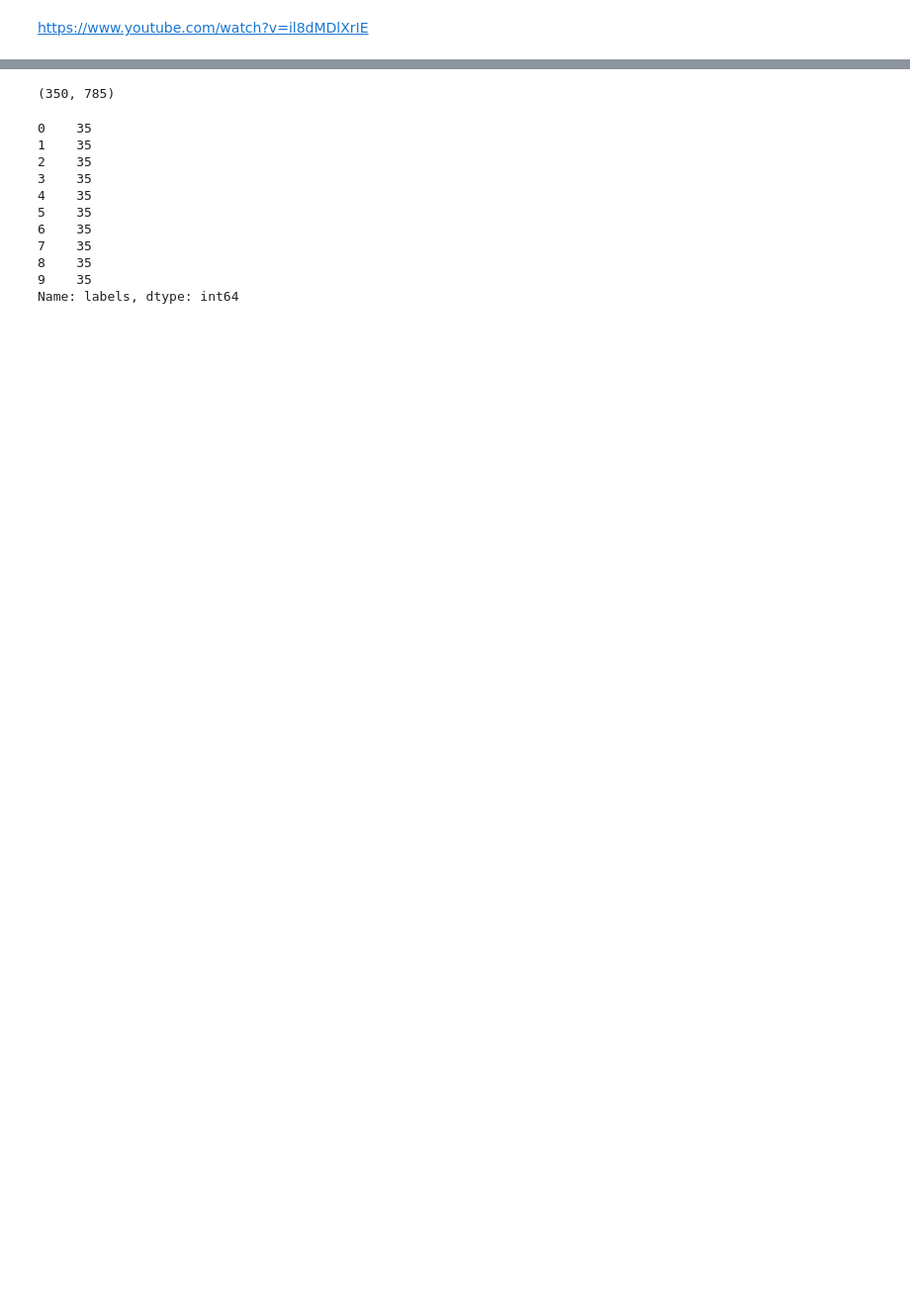
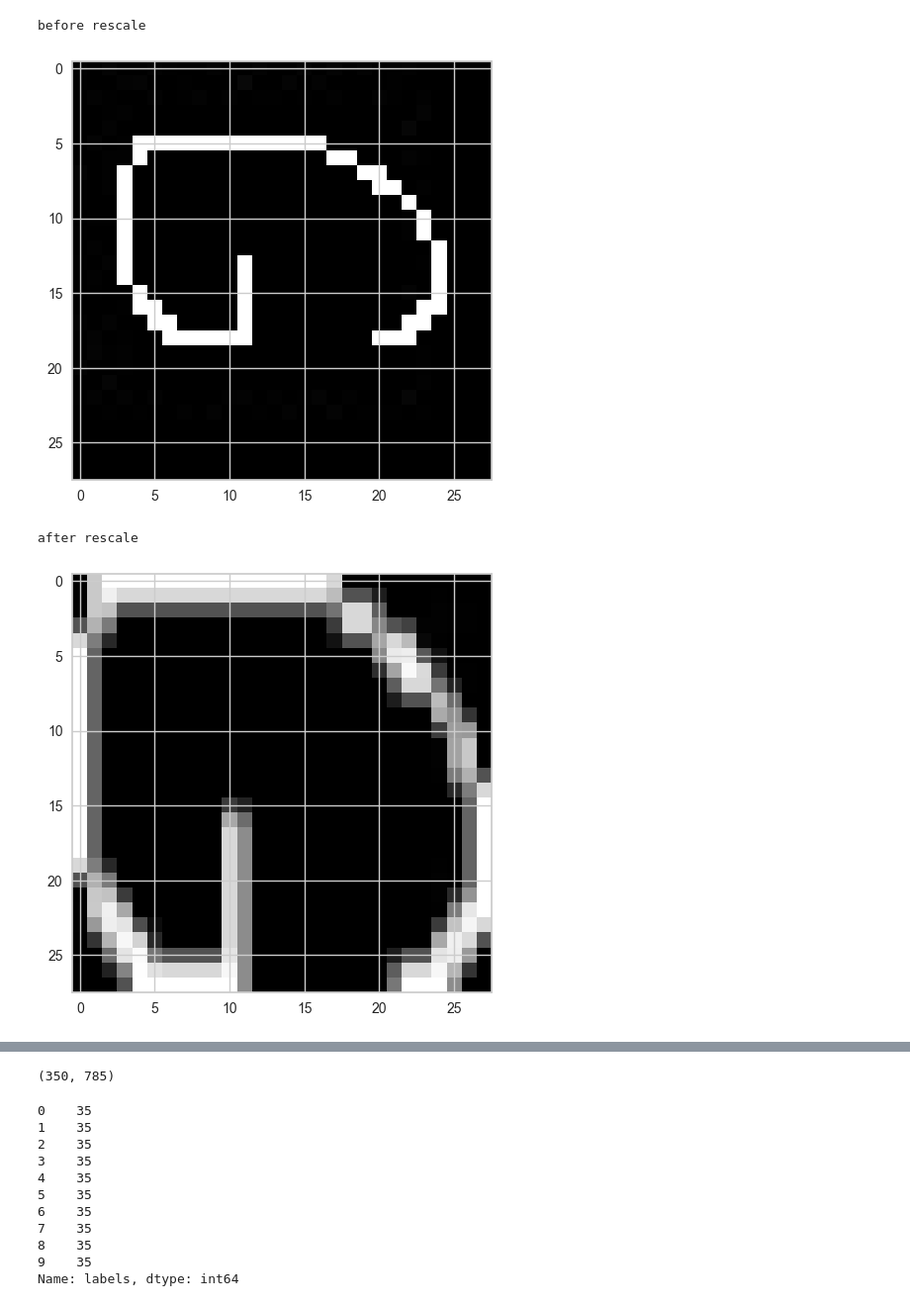
Before and after one commit to terjirapat/Classification_ImgNum, a Jupyter notebook: main.ipynb, the cells around one changed output, grey strips where cells are left out. Shown at 99% size. Saved outputs shown, nothing was run; the diff lists cells and outputs as text; code cells hidden in the pictures; blank space fills up the shorter version.

```diff
--- a/main.ipynb
+++ b/main.ipynb
@@ -1,5 +1,3 @@
-# %% [markdown]
-https://www.youtube.com/watch?v=il8dMDlXrIE
 # %%
 import numpy as np
 import pandas as pd
@@ -31,6 +70,25 @@ for category_idx, category in enumerate(categories):
 
 data = np.asarray(data)
 labels = np.asarray(labels)
+# %%
+img = cv2.imread('num_data\\1\\1-1.png')
+img = cv2.cvtColor(img, cv2.COLOR_BGR2GRAY)
+
+print('before rescale')
+plt.imshow(img)
+plt.show()
+
+img = rescale(img)
+img = cv2.resize(img, (28, 28))
+
+print('after rescale')
+plt.imshow(img)
+plt.show()
+# %% [output]
+before rescale
+[figure, added]
+after rescale
+[figure, added]
 # %%
 df = pd.DataFrame(data)
 df['labels'] = labels
```
Also changed, not shown: parts of 10 cells of this notebook.
